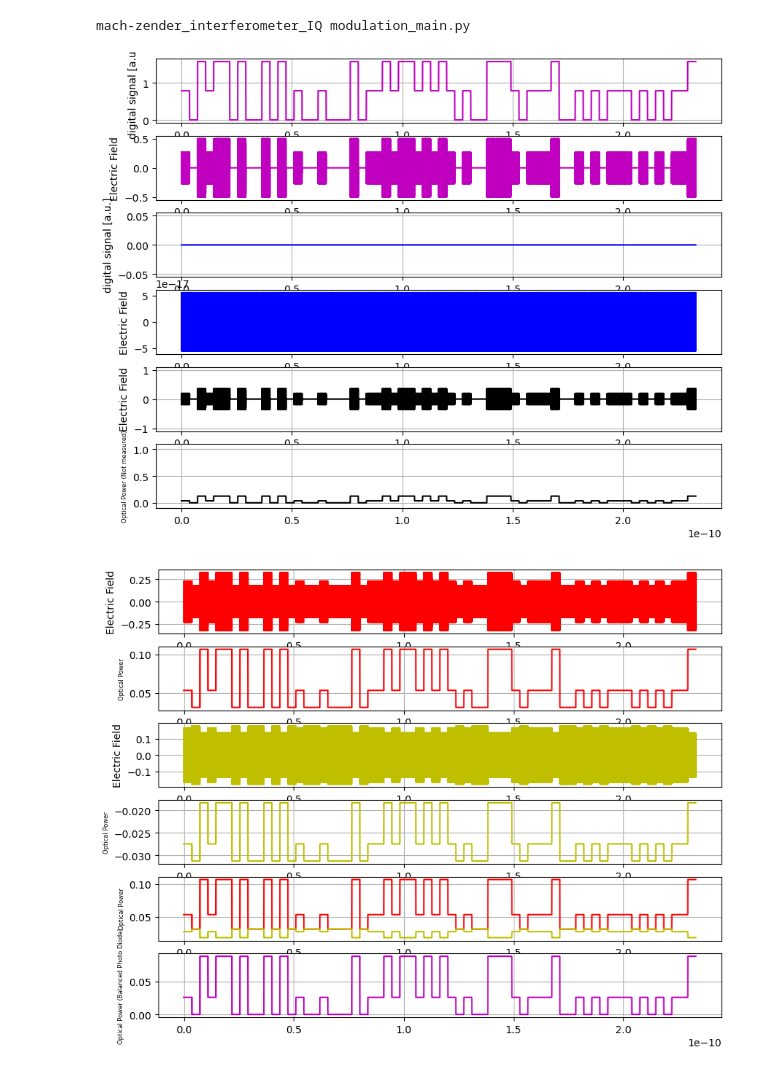
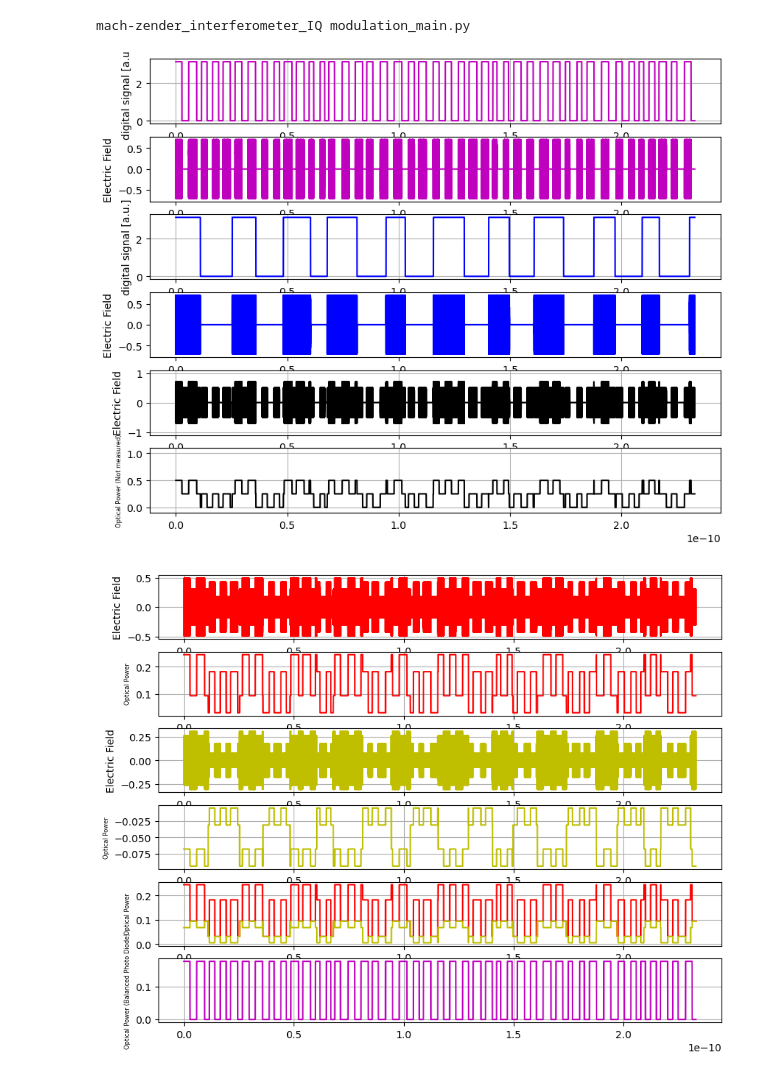
Before and after one commit to tacticstactics/optical-IQ-modulation, a Jupyter notebook: mach_zender_interferometer_IQ modulation_main.ipynb, the cells around one changed output. Saved outputs shown, nothing was run; the diff lists cells and outputs as text; code cells hidden in the pictures.

```diff
--- a/mach_zender_interferometer_IQ modulation_main.ipynb
+++ b/mach_zender_interferometer_IQ modulation_main.ipynb
@@ -143,8 +143,8 @@ periodicsig2 = 1*np.pi*(np.arange(samplerate) % P2 < D2)
 #signal1col = randomintcol
 #signal1col = random_signal
 #signal1col = periodicsig1
-#signal1col = prbs1a # Pseudo Random On-Off level Digital signal, Type 1
-signal1col = prbs2a # Pseudo Random multilevel Digital signal, Type 2
+signal1col = prbs1a # Pseudo Random On-Off level Digital signal, Type 1
+#signal1col = prbs2a # Pseudo Random multilevel Digital signal, Type 2
 #signal1col = np.zeros(samplerate, dtype=complex)
 
 #signal2col = 1*np.pi*np.ones(samplerate)
@@ -153,12 +153,12 @@ signal1col = prbs2a # Pseudo Random multilevel Digital signal, Type 2
 #signal2col = cosine_signalcol
 #signal2col = random_signal
 #signal2col = periodicsig2
-#signal2col = prbs1b # Pseudo Random On-Off level Digital signal, Type 1
+signal2col = prbs1b # Pseudo Random On-Off level Digital signal, Type 1
 #signal2col = prbs2b
-signal2col = np.zeros(samplerate, dtype=complex)
+#signal2col = np.zeros(samplerate, dtype=complex)
 
-oplcommon1 = 0 * np.pi #Common Path Length 1
-oplcommon2 = 0 * np.pi #Common Path Length 2
+oplcommon1 = 1 * np.pi #Common Path Length 1
+oplcommon2 = 1 * np.pi #Common Path Length 2
 
 PT1 = 0.5 # PT: Power Transmission of first beam splitter
 
@@ -384,32 +384,32 @@ ax36 = fig3.add_subplot(6, 1, 6)
 
 ax31.plot(tcol, np.real(E9_1out_port1col), "-",color="g")
 ax31.set_ylabel("Electric Field")
 ax31.grid()
 
 ax32.plot(tcol, (np.abs(E9_1out_port1col))**2, "-",color="g")
 ax32.set_ylabel("Optical Power",{"fontsize": 6})
 ax32.grid()
 
 ax33.plot(tcol, np.real(E9_1out_port2col), "-",color="c")
 ax33.set_ylabel("Electric Field")
 ax33.grid()
 
 ax34.plot(tcol, (np.abs(E9_1out_port2col))**2, "-",color="c")
 ax34.set_ylabel("Optical Power",{"fontsize": 6})
 ax34.grid()
 
 ax35.plot(tcol, (np.abs(E9_1out_port1col))**2, color="g")
 ax35.plot(tcol, (np.abs(E9_1out_port2col))**2, color="c")
 ax35.set_ylabel("Optical Power",{"fontsize": 6})
 ax35.grid()
 
 ax36.plot(tcol, -1*((np.abs(E9_1out_port1col))**2 - (np.abs(E9_1out_port2col))**2), "-",color="b")
 ax36.set_ylabel("Optical Power (Balanced Photo Diode)",{"fontsize": 6})
 #ax36.set_ylim(-0.1,0.6)
 ax36.grid()
 
 plt.show()
 # %% [output]
 mach-zender_interferometer_IQ modulation_main.py
-[figure, old version]
+[figure, new version]
-[figure, old version]
+[figure, new version]
```
Also changed, not shown: parts of 1 cell of this notebook.
